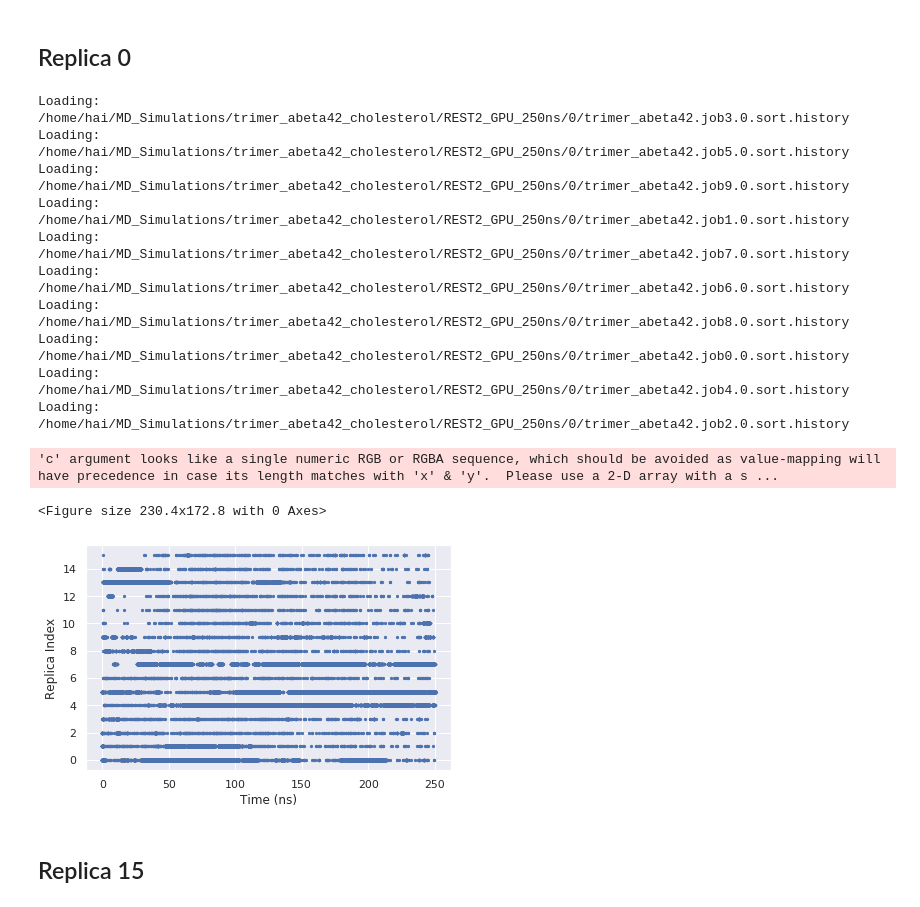
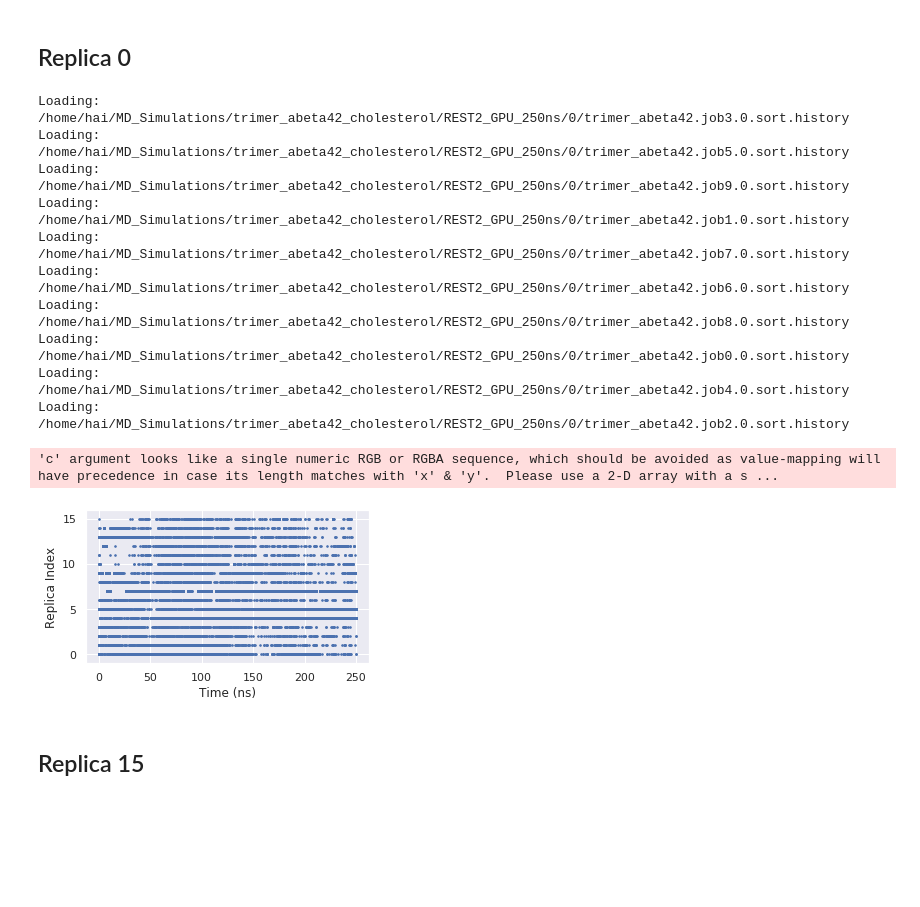
Before and after one commit to nguyentrunghai/REST2_MD_Simulations, a Jupyter notebook: replica_travel.ipynb, the cells around one changed output. Cells and saved outputs as stored; diff of their text form; code cells hidden in the pictures; blank space fills up the shorter version.

Commit message:
modify replica travel plot

```diff
--- a/replica_travel.ipynb
+++ b/replica_travel.ipynb
@@ -38,45 +38,46 @@ np.random.seed(42)
 
 df = load_history_files(os.path.join(DATA_DIR, "0"), filename_match="trimer_abeta42.job*.sort.history")
 df["timestep"] = df["timestep"]*2e-6
-df["code"] = np.random.choice(list(range(256)), size=df_0.shape[0])
+df["code"] = np.random.choice(list(range(256)), size=df.shape[0])
 
 from_idx = 0
 go_to_list = [1, 2, 3, 5, 6, 8, 9, 10, 11, 12, 13, 14, 15]
 for i, go_to in enumerate(go_to_list):
     df.loc[(df["code"] == i) & (df["replica_idx"] == from_idx), "replica_idx"] = go_to
 
 
 from_idx = 4
 go_to_list = [0, 1, 2, 3, 6, 8, 9, 10, 11, 12, 13, 14, 15]
 for i, go_to in enumerate(go_to_list):
     df.loc[(df["code"] == i) & (df["replica_idx"] == from_idx), "replica_idx"] = go_to
 
 from_idx = 13
 go_to_list = [0, 1, 2, 3, 4, 5, 6]
 for i, go_to in enumerate(go_to_list):
     df.loc[(df["code"] == i) & (df["replica_idx"] == from_idx), "replica_idx"] = go_to
 
 
-plt.figure(figsize=(3.2, 3.2*6/8))
-df.plot(kind="scatter", x="timestep", y="replica_idx", marker=".")
-plt.xlabel("Time (ns)")
-plt.ylabel("Replica Index")
+#plt.figure(figsize=(3.2, 3.2*6/8))
+fig, ax = plt.subplots(nrows=1, ncols=1, figsize=(5, 3))
+df.plot(kind="scatter", x="timestep", y="replica_idx", marker=".", ax=ax, s=10)
+ax.set_ylim([-1, 16])
+ax.set_xlabel("Time (ns)")
+ax.set_ylabel("Replica Index")
 plt.tight_layout()
-plt.savefig("coordinate_exchange_replica_0.pdf", dpi=300)
+plt.savefig("coordinate_exchange_replica_0.pdf", dpi=600)
 # %% [output]
 Loading: /home/hai/MD_Simulations/trimer_abeta42_cholesterol/REST2_GPU_250ns/0/trimer_abeta42.job3.0.sort.history
 Loading: /home/hai/MD_Simulations/trimer_abeta42_cholesterol/REST2_GPU_250ns/0/trimer_abeta42.job5.0.sort.history
 Loading: /home/hai/MD_Simulations/trimer_abeta42_cholesterol/REST2_GPU_250ns/0/trimer_abeta42.job9.0.sort.history
 Loading: /home/hai/MD_Simulations/trimer_abeta42_cholesterol/REST2_GPU_250ns/0/trimer_abeta42.job1.0.sort.history
 Loading: /home/hai/MD_Simulations/trimer_abeta42_cholesterol/REST2_GPU_250ns/0/trimer_abeta42.job7.0.sort.history
 Loading: /home/hai/MD_Simulations/trimer_abeta42_cholesterol/REST2_GPU_250ns/0/trimer_abeta42.job6.0.sort.history
 Loading: /home/hai/MD_Simulations/trimer_abeta42_cholesterol/REST2_GPU_250ns/0/trimer_abeta42.job8.0.sort.history
 Loading: /home/hai/MD_Simulations/trimer_abeta42_cholesterol/REST2_GPU_250ns/0/trimer_abeta42.job0.0.sort.history
 Loading: /home/hai/MD_Simulations/trimer_abeta42_cholesterol/REST2_GPU_250ns/0/trimer_abeta42.job4.0.sort.history
 Loading: /home/hai/MD_Simulations/trimer_abeta42_cholesterol/REST2_GPU_250ns/0/trimer_abeta42.job2.0.sort.history
 'c' argument looks like a single numeric RGB or RGBA sequence, which should be avoided as value-mapping will have precedence in case its length matches with 'x' & 'y'.  Please use a 2-D array with a s ...
-<Figure size 230.4x172.8 with 0 Axes>
-[figure, old version]
+[figure, new version]
 # %% [markdown]
 ## Replica 15
 # %%
```
Also changed, not shown: parts of 1 cell of this notebook.
